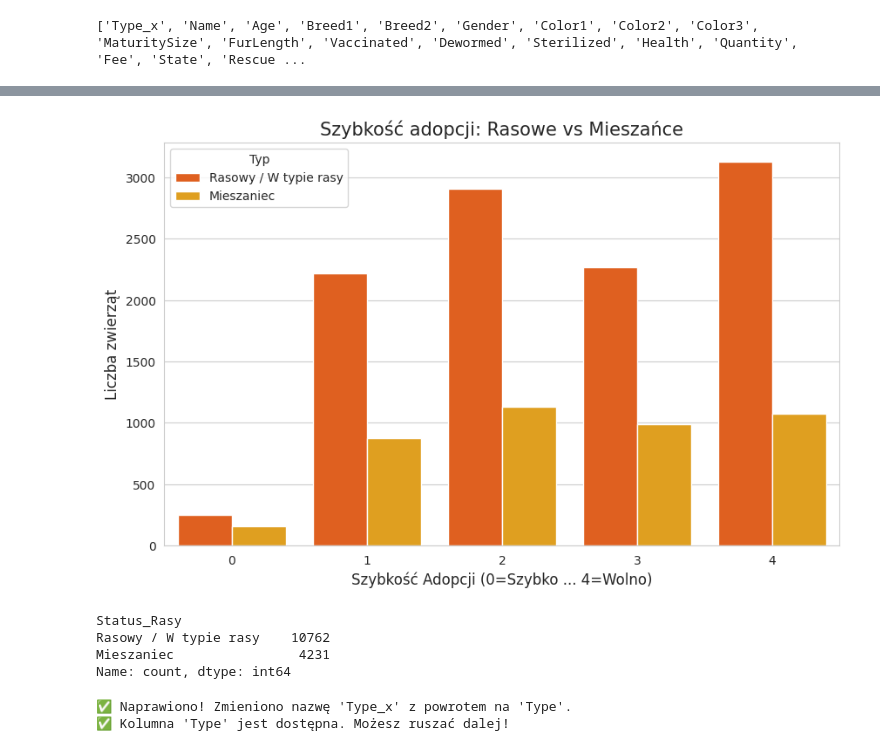
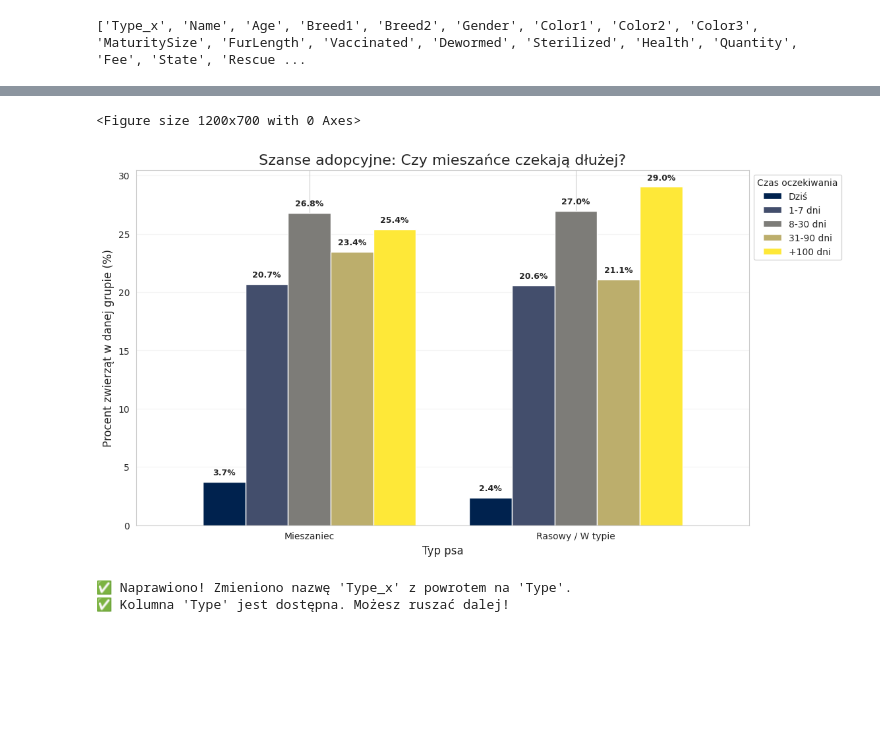
Before and after one commit to trozmarynowski/Projekt-Zaliczeniony-Merito, a Jupyter notebook: Untitled85.ipynb, the cells around one changed output, grey strips where cells are left out. Cells and saved outputs as stored; diff of their text form; code cells hidden in the pictures; blank space fills up the shorter version.

```diff
--- a/Untitled85.ipynb
+++ b/Untitled85.ipynb
@@ -167,30 +152,42 @@ Passing `palette` without assigning `hue` is deprecated and will be removed in v
-# %%
-# --- ANALIZA: RASOWY CZY MIESZANIEC? ---
-# Sprawdzam, czy zwierzęta rasowe znajdują dom szybciej niż mieszańce.
-# Jeśli Breed2 == 0, to znaczy, że zwierzę ma zdefiniowaną tylko jedną rasę.
-
-# Tworzę nową kolumnę tekstową do wykresu
-df['Status_Rasy'] = df['Breed2'].apply(lambda x: 'Rasowy / W typie rasy' if x == 0 else 'Mieszaniec')
-
-plt.figure(figsize=(10, 6))
-
-# Rysuję wykres
-ax = sns.countplot(x='AdoptionSpeed', hue='Status_Rasy', data=df, palette='autumn')
-
-plt.title('Szybkość adopcji: Rasowe vs Mieszańce', fontsize=15)
-plt.xlabel('Szybkość Adopcji (0=Szybko ... 4=Wolno)', fontsize=12)
-plt.ylabel('Liczba zwierząt', fontsize=12)
-plt.legend(title='Typ')
-
-plt.show()
-
-print(df['Status_Rasy'].value_counts())
-# %% [output]
-[figure, removed]
-Status_Rasy
-Rasowy / W typie rasy    10762
-Mieszaniec                4231
-Name: count, dtype: int64
+# %%
+
+# --- OSTATECZNE PORÓWNANIE: RASOWE VS MIESZAŃCE (PROCENTY) ---
+
+# 1. Upewniam się, że kolumna Status_Rasy istnieje
+df['Status_Rasy'] = df['Breed2'].apply(lambda x: 'Rasowy / W typie' if x == 0 else 'Mieszaniec')
+
+# 2. Tworzę tabelę procentową (kluczowy moment: normalize='index')
+# Zamieniamy liczby na procenty wewnątrz każdej grupy osobno.
+tabela = pd.crosstab(df['Status_Rasy'], df['AdoptionSpeed'], normalize='index') * 100
+
+# 3. Definiuję etykiety (żeby było czytelnie)
+etykiety = ['Dziś', '1-7 dni', '8-30 dni', '31-90 dni', '+100 dni']
+tabela.columns = etykiety
+
+# 4. Rysuję wykres
+plt.figure(figsize=(12, 7))
+
+# kind='bar' bez 'stacked' da słupki obok siebie - łatwiej porównać wysokość
+ax = tabela.plot(kind='bar', width=0.8, colormap='cividis', figsize=(12,7))
+
+plt.title('Szanse adopcyjne: Czy mieszańce czekają dłużej?', fontsize=16)
+plt.xlabel('Typ psa', fontsize=12)
+plt.ylabel('Procent zwierząt w danej grupie (%)', fontsize=12)
+plt.legend(title='Czas oczekiwania', bbox_to_anchor=(1.0, 1.0))
+plt.xticks(rotation=0) # Poziome napisy pod wykresem
+plt.grid(axis='y', alpha=0.2)
+
+# 5. Dodaję dokładne procenty nad słupkami
+for p in ax.patches:
+    ax.annotate(f'{p.get_height():.1f}%',
+                (p.get_x() + p.get_width() / 2., p.get_height()),
+                ha='center', va='center', xytext=(0, 10), textcoords='offset points',
+                fontsize=9, fontweight='bold')
+
+plt.show()
+# %% [output]
+<Figure size 1200x700 with 0 Axes>
+[figure, added]
 # %%
 # --- NAPRAWIAM NAZWY KOLUMN ---
 
```
Also changed, not shown: parts of 6 cells of this notebook.
